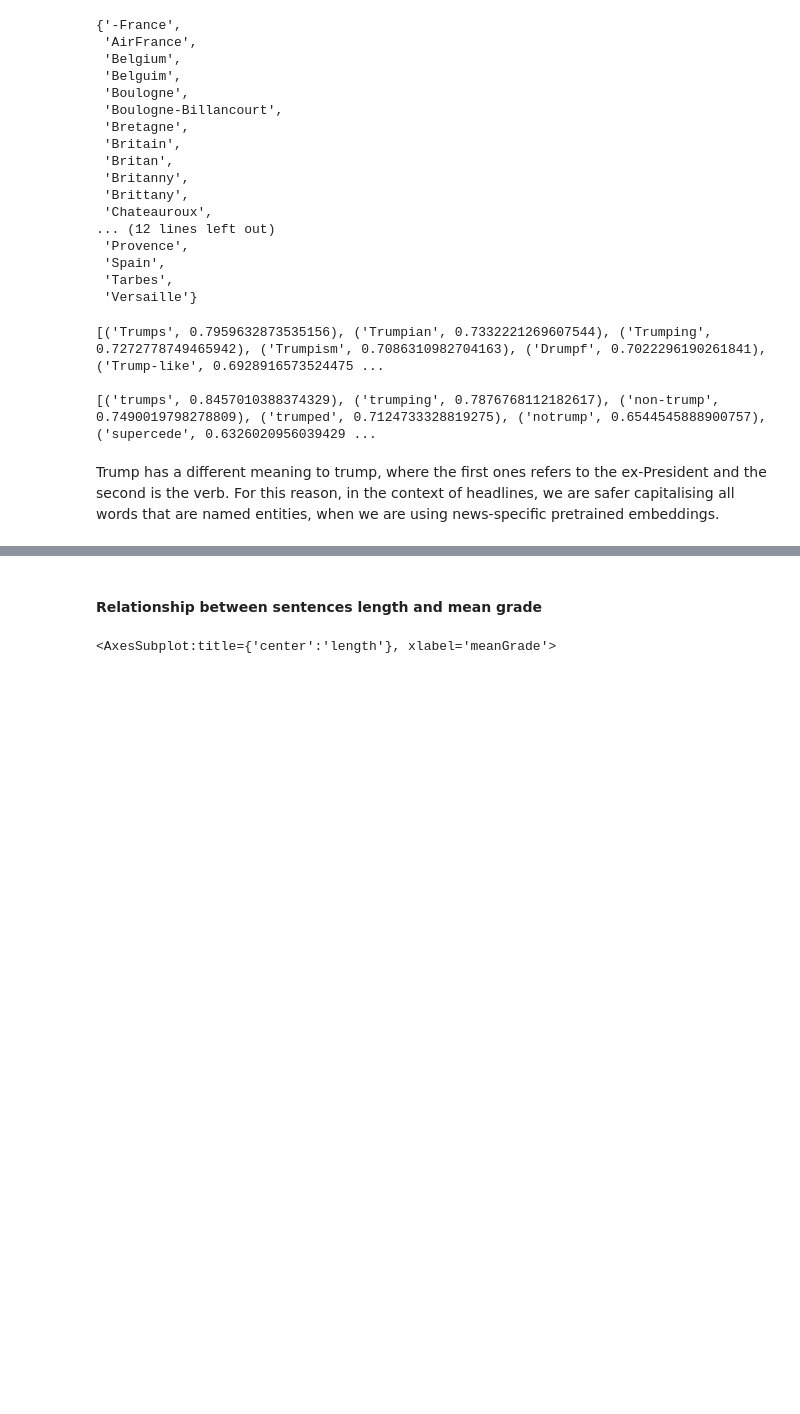
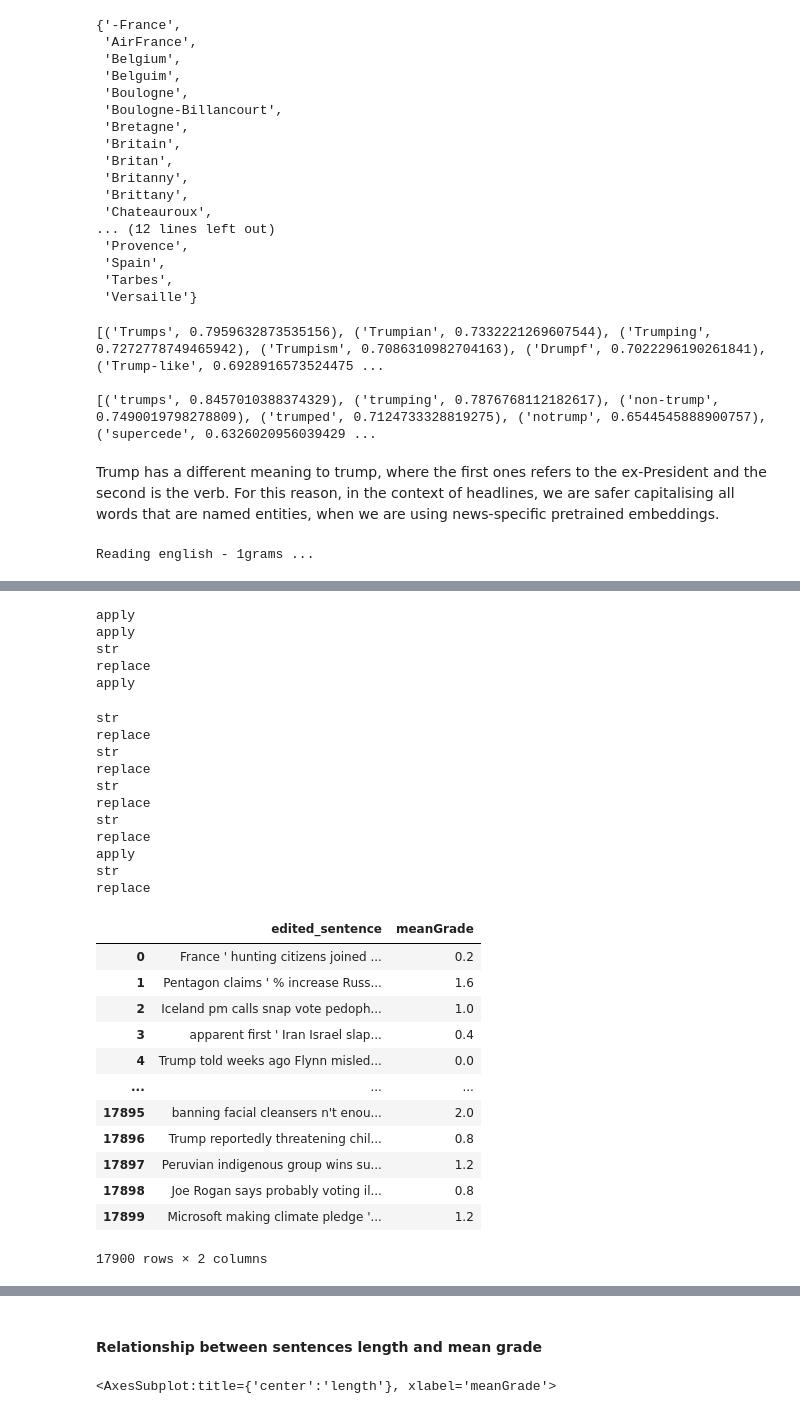
Before and after one commit to ML3ngiRNErT/funniness-regression, a Jupyter notebook: NLP_CW_1_Using_Gensim_vectors (1).ipynb, the cells around one changed output, grey strips where cells are left out. Cells and saved outputs as stored; diff of their text form; code cells hidden in the pictures; blank space fills up the shorter version.

Commit message:
Changed model and preprocessor

```diff
--- a/NLP_CW_1_Using_Gensim_vectors (1).ipynb
+++ b/NLP_CW_1_Using_Gensim_vectors (1).ipynb
@@ -526,0 +633,15 @@ def capitalisation_by_ner(sentence, entities=['GPE', 'ORG', 'NORP', 'PERSON']):
+# %%
+preprocessor = Preprocessor.PreprocessorBuilder()\
+                    .with_word_replacement()\
+                    .with_capitalisation_by_ner()\
+                    .with_joining_contraction_tokens()\
+                    .with_spell_check()\
+                    .with_space_after_hashtags()\
+                    .with_ascii_quotes_replacement()\
+                    .with_possessive_elimination()\
+                    .with_punct_removal()\
+                    .with_stopwords_removal()\
+                    .with_digit_removal()
+preprocessor.preprocess(train_df) # ['edited_sentence'][test_sentences]
+# %% [output]
+Reading english - 1grams ...
@@ -527,3 +651,32 @@ def capitalisation_by_ner(sentence, entities=['GPE', 'ORG', 'NORP', 'PERSON']):
+apply
+apply
+str
+replace
+apply
+str
+replace
+str
+replace
+str
+replace
+str
+replace
+apply
+str
+replace
+|  | edited_sentence | meanGrade |
+| 0 | France ' hunting citizens joined ... | 0.2 |
+| 1 | Pentagon claims ' % increase Russ... | 1.6 |
+| 2 | Iceland pm calls snap vote pedoph... | 1.0 |
+| 3 | apparent first ' Iran Israel slap... | 0.4 |
+| 4 | Trump told weeks ago Flynn misled... | 0.0 |
+| ... | ... | ... |
+| 17895 | banning facial cleansers n't enou... | 2.0 |
+| 17896 | Trump reportedly threatening chil... | 0.8 |
+| 17897 | Peruvian indigenous group wins su... | 1.2 |
+| 17898 | Joe Rogan says probably voting il... | 0.8 |
+| 17899 | Microsoft making climate pledge '... | 1.2 |
+17900 rows × 2 columns
 # %%
 # Word replacement
 # Join the contractions
```
Also changed, not shown: parts of 8 cells of this notebook, 4 other files.
